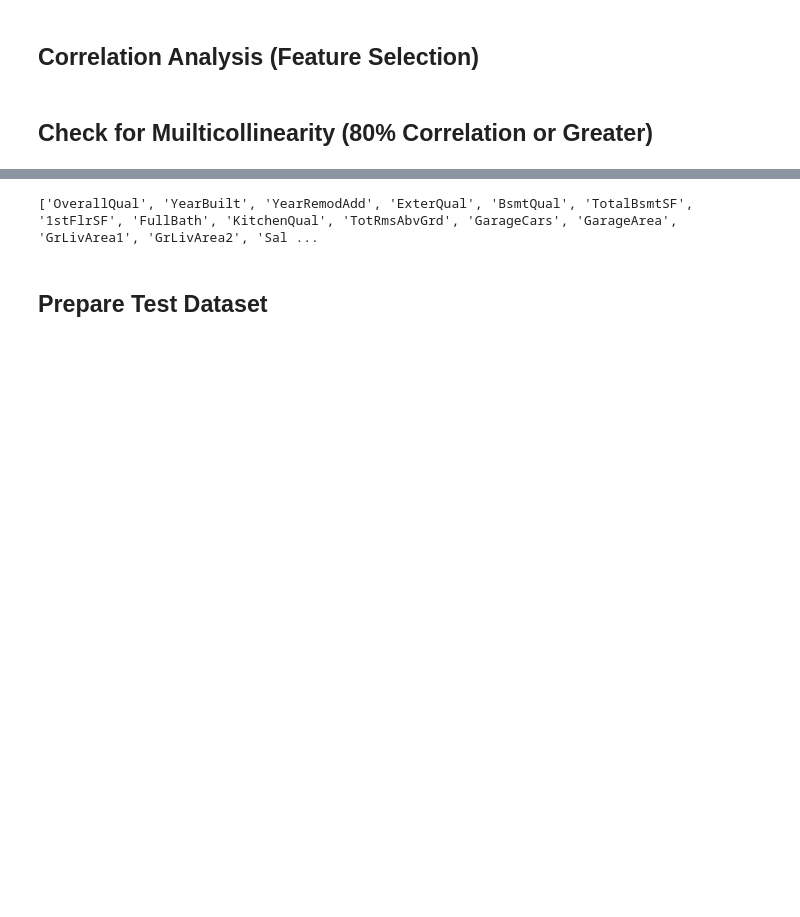
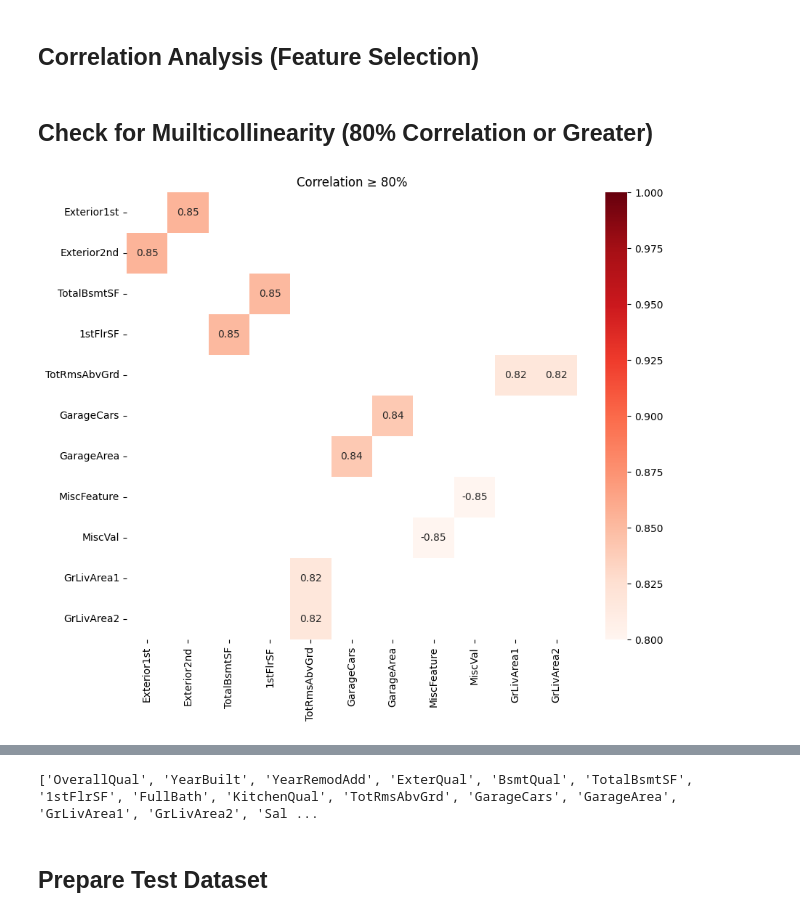
Before and after one commit to llinzy/Projects, a Jupyter notebook: LinzyLDDS8555-8 House Prices.ipynb, the cells around one changed output, grey strips where cells are left out. Saved outputs shown, nothing was run; the diff lists cells and outputs as text; code cells hidden in the pictures; blank space fills up the shorter version.

```diff
--- a/LinzyLDDS8555-8 House Prices.ipynb
+++ b/LinzyLDDS8555-8 House Prices.ipynb
@@ -74,4 +74,15 @@ Statistic=0.059, p-value=0.000
 correlation_plot=pd.concat([X_from_labeler, y], axis=1).corr()
 # %% [markdown]
 ## Check for Muilticollinearity (80% Correlation or Greater)
+# %%
+filtered_corr = correlation_plot[(correlation_plot.abs() >= 0.8) & (correlation_plot.abs() < 1.0)]
+filtered_corr = filtered_corr.dropna(how='all').dropna(axis=1, how='all')
+
+# Plot the heatmap
+plt.figure(figsize=(10, 8))
+sns.heatmap(filtered_corr, annot=True, cmap="Reds", vmin=0.8, vmax=1.0)
+plt.title("Correlation ≥ 80%")
+plt.show()
+# %% [output]
+[figure, added]
 # %%
```
Also changed, not shown: parts of 10 cells of this notebook.
